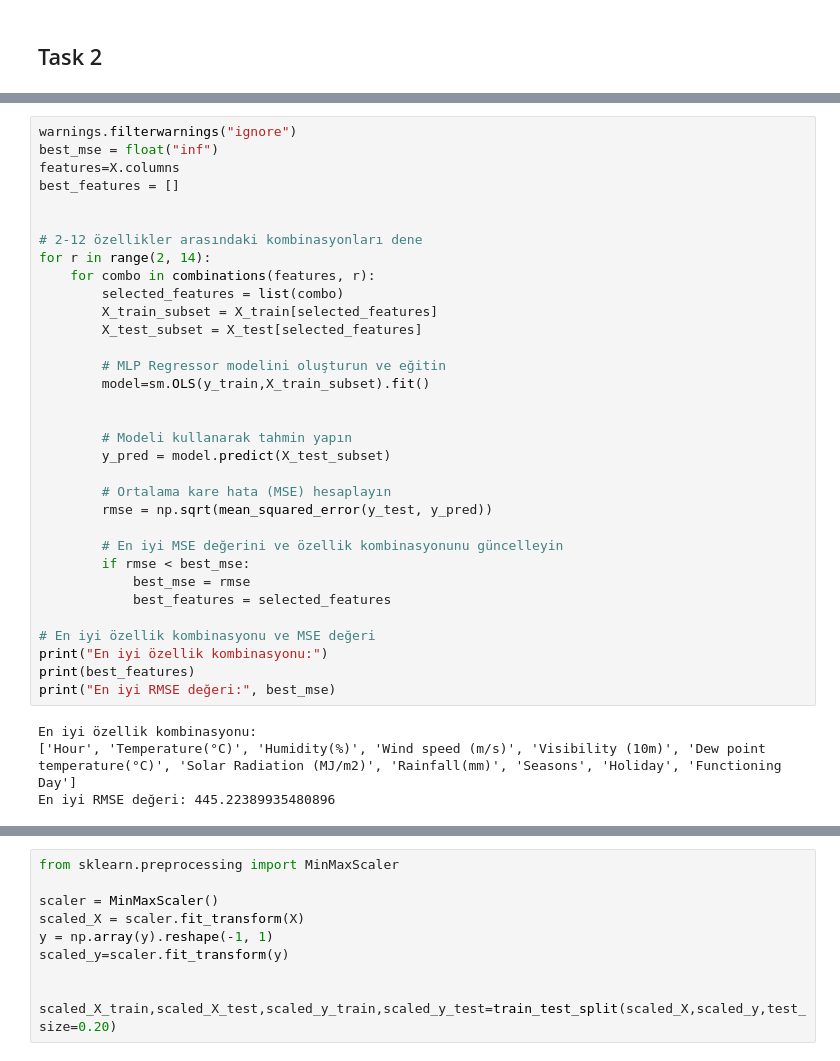
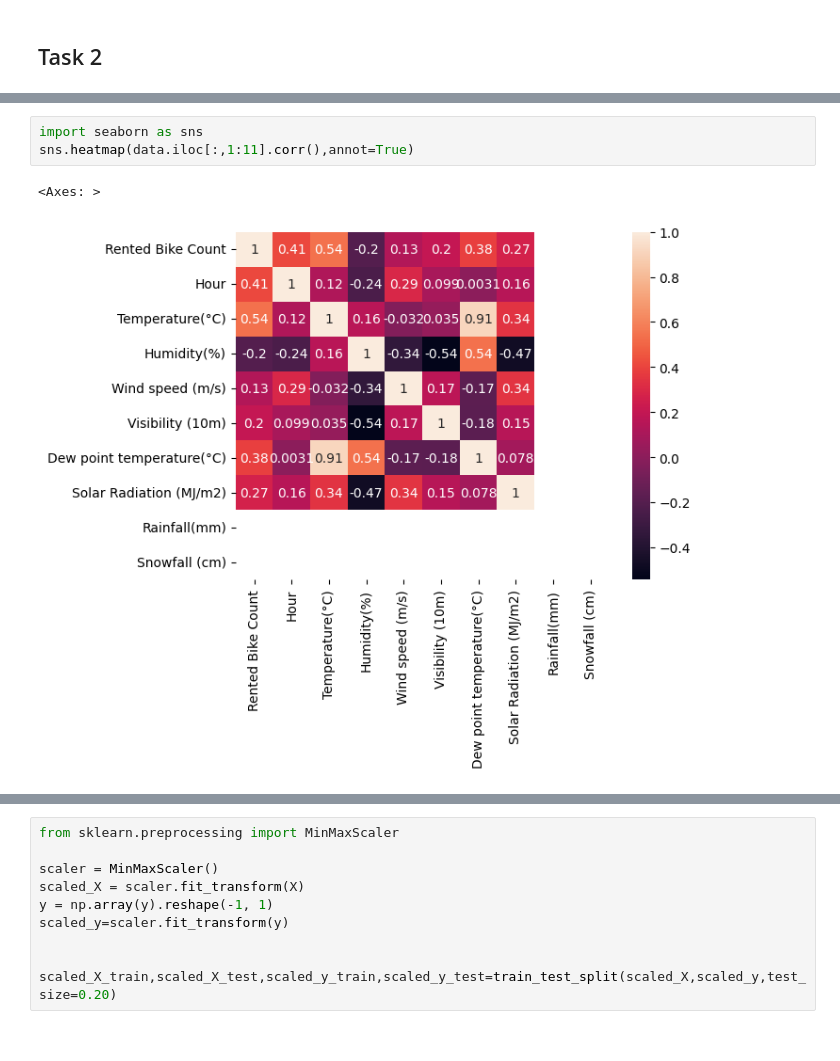
Before and after one commit to kaboya19/MAT386-ComputationalDataScience, a Jupyter notebook: Seul Bike Sharing Demand.ipynb, the cells around one changed output, grey strips where cells are left out. Drawn from its saved outputs; the diff is of its cells as text.

```diff
--- a/Seul Bike Sharing Demand.ipynb
+++ b/Seul Bike Sharing Demand.ipynb
@@ -265,37 +265,6 @@ rmse
-# %%
-warnings.filterwarnings("ignore")
-best_mse = float("inf")
-features=X.columns
-best_features = []
-
-
-# 2-12 özellikler arasındaki kombinasyonları dene
-for r in range(2, 14):
-    for combo in combinations(features, r):
-        selected_features = list(combo)
-        X_train_subset = X_train[selected_features]
-        X_test_subset = X_test[selected_features]
-
-        # MLP Regressor modelini oluşturun ve eğitin
-        model=sm.OLS(y_train,X_train_subset).fit()
-
-
-        # Modeli kullanarak tahmin yapın
-        y_pred = model.predict(X_test_subset)
-
-        # Ortalama kare hata (MSE) hesaplayın
-        rmse = np.sqrt(mean_squared_error(y_test, y_pred))
-
-        # En iyi MSE değerini ve özellik kombinasyonunu güncelleyin
-        if rmse < best_mse:
-            best_mse = rmse
-            best_features = selected_features
-
-# En iyi özellik kombinasyonu ve MSE değeri
-print("En iyi özellik kombinasyonu:")
-print(best_features)
-print("En iyi RMSE değeri:", best_mse)
-# %% [output]
-En iyi özellik kombinasyonu:
-['Hour', 'Temperature(°C)', 'Humidity(%)', 'Wind speed (m/s)', 'Visibility (10m)', 'Dew point temperature(°C)', 'Solar Radiation (MJ/m2)', 'Rainfall(mm)', 'Seasons', 'Holiday', 'Functioning Day']
-En iyi RMSE değeri: 445.22389935480896
+# %%
+import seaborn as sns
+sns.heatmap(data.iloc[:,1:11].corr(),annot=True)
+# %% [output]
+<Axes: >
+[figure, added]
```
Also changed, not shown: parts of 6 cells of this notebook.
